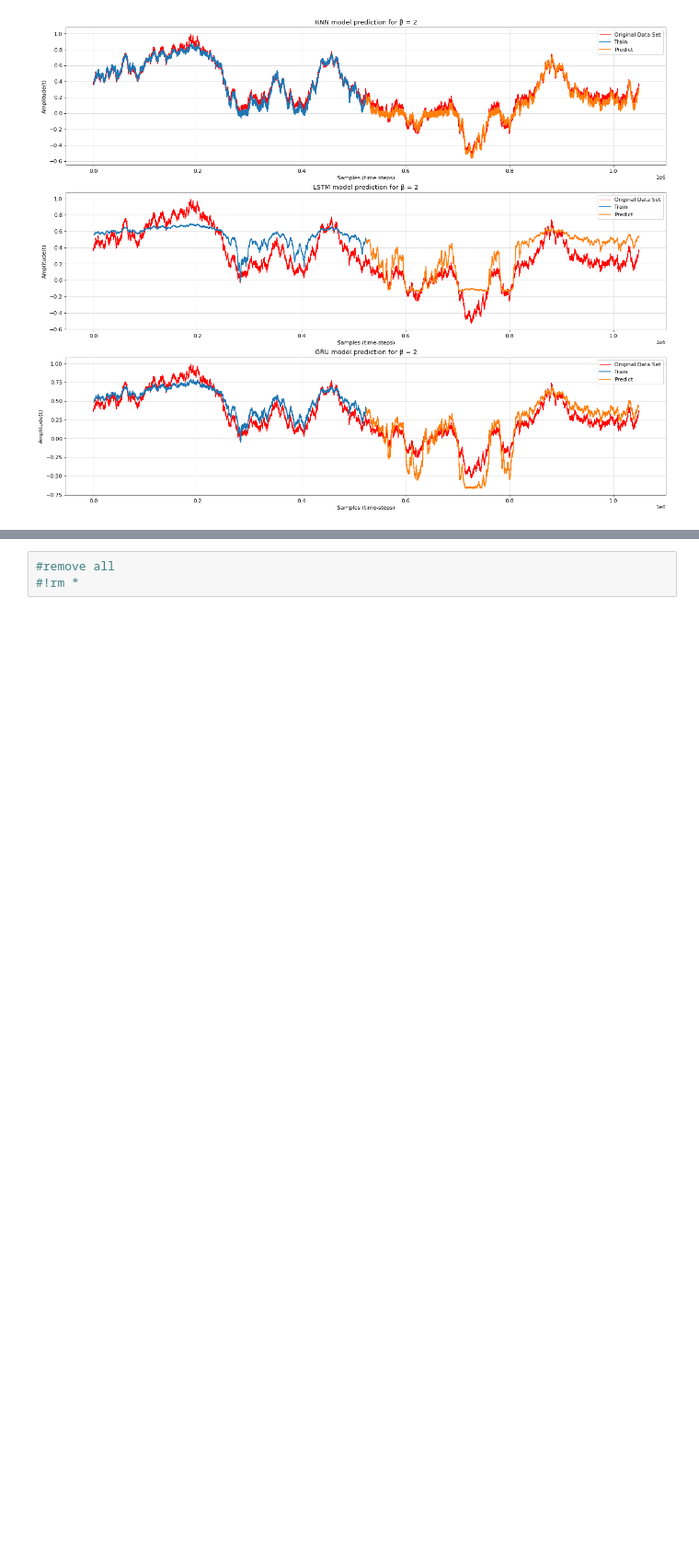
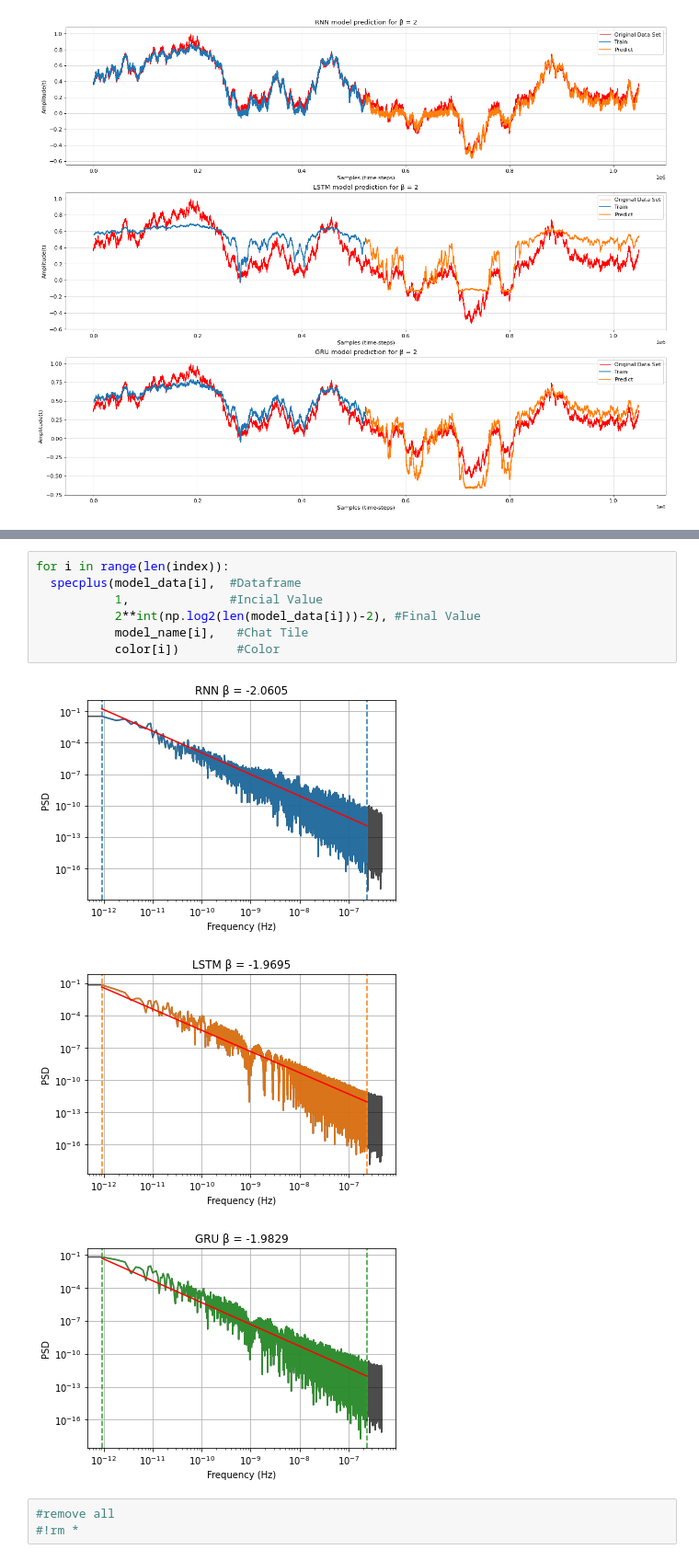
Before and after one commit to barauna-lo/Colored_Noise, a Jupyter notebook: RNN_For_1D_Colored_Noise.ipynb, the cells around one changed output, grey strips where cells are left out. Shown at 92% size. Drawn from its saved outputs; the diff is of its cells as text; blank space fills up the shorter version.

```diff
--- a/RNN_For_1D_Colored_Noise.ipynb
+++ b/RNN_For_1D_Colored_Noise.ipynb
@@ -854,3 +422,14 @@ None
+# %%
+for i in range(len(index)):
+  specplus(model_data[i],  #Dataframe
+           1,              #Incial Value
+           2**int(np.log2(len(model_data[i]))-2), #Final Value
+           model_name[i],   #Chat Tile
+           color[i])        #Color
+# %% [output]
+[figure, added]
+[figure, added]
+[figure, added]
 # %%
 #remove all
 #!rm *
```
Also changed, not shown: parts of 13 cells of this notebook.
